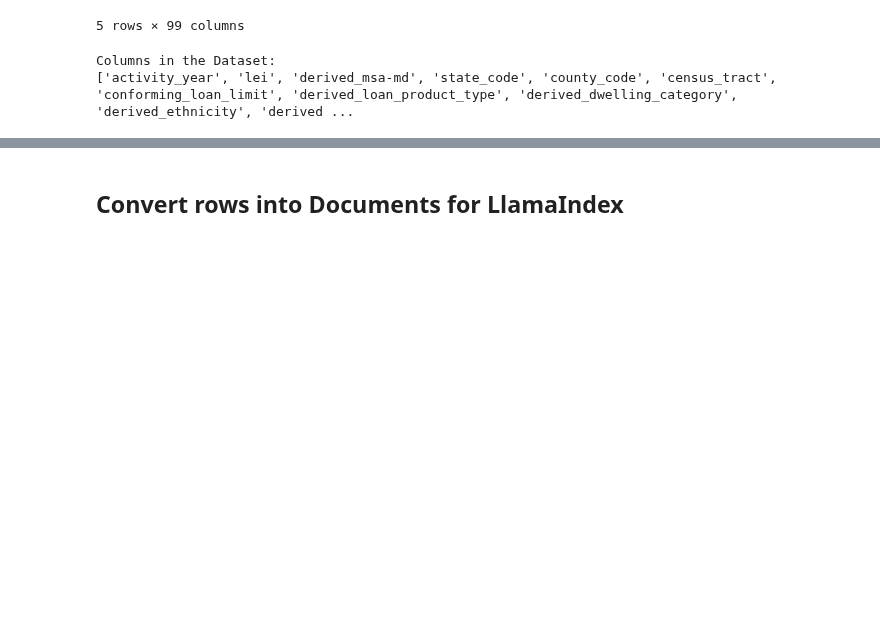
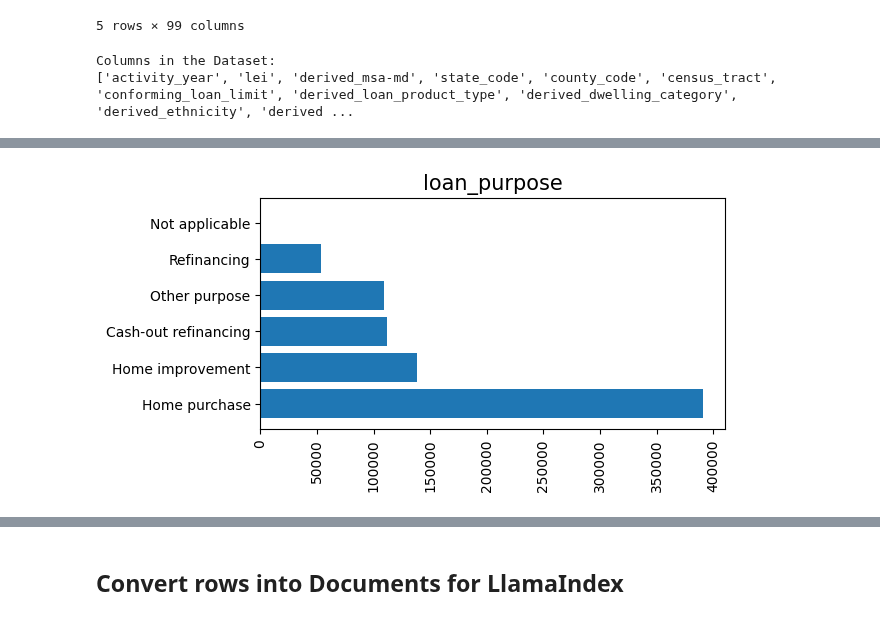
Before and after one commit to quochungtran/LLM-Intelligent-Document-Processing-in-Banking, a Jupyter notebook: notebooks/hmda_data_analyst.ipynb, the cells around one changed output, grey strips where cells are left out. Drawn from its saved outputs; the diff is of its cells as text; code cells hidden in the pictures; blank space fills up the shorter version.

```diff
--- a/notebooks/hmda_data_analyst.ipynb
+++ b/notebooks/hmda_data_analyst.ipynb
@@ -98,0 +183,4 @@ df_org = df_org.dropna()
+# %%
+value_counts_bar(df_org.loan_purpose, "loan_purpose")
+# %% [output]
+[figure, added]
```
Also changed, not shown: parts of 41 cells of this notebook.
